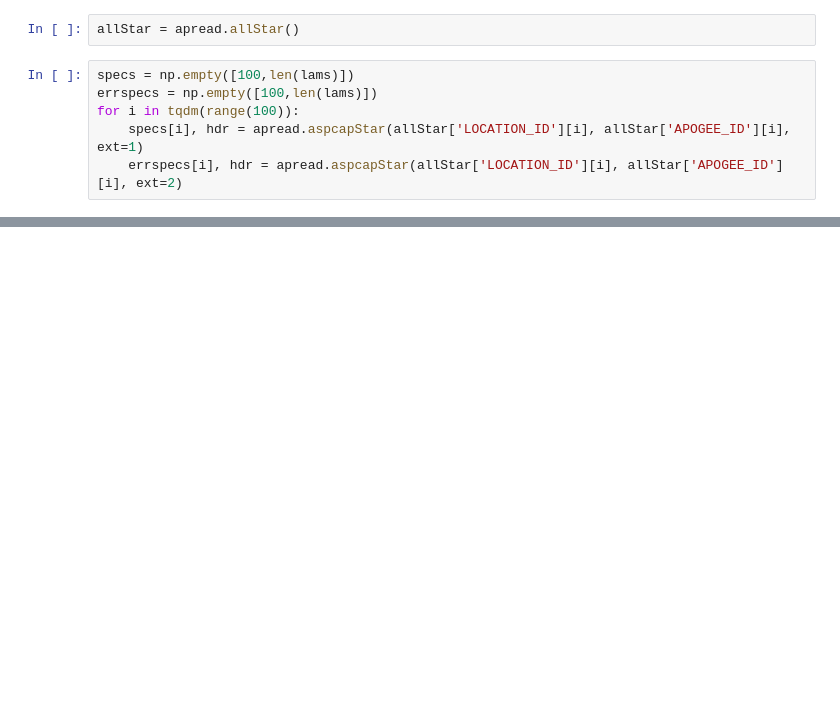
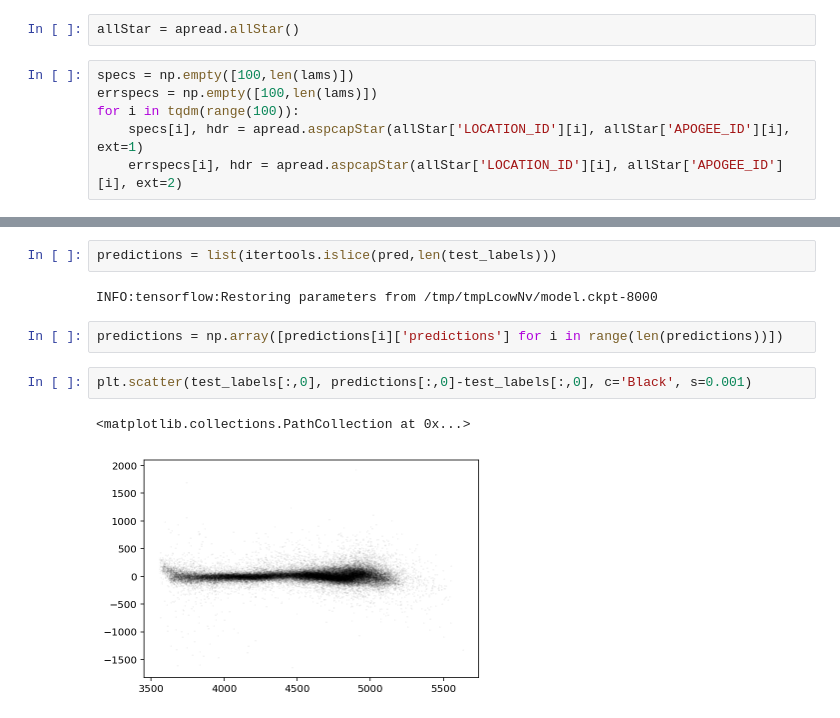
Before and after one commit to jmackereth/sewingmachine, a Jupyter notebook: sewingmachine_tests.ipynb, the cells around one changed output, grey strips where cells are left out. Saved outputs shown, nothing was run; the diff lists cells and outputs as text; blank space fills up the shorter version.

```diff
--- a/sewingmachine_tests.ipynb
+++ b/sewingmachine_tests.ipynb
@@ -114,0 +319,11 @@ array(['CO_16719', 'FeI_16045', 'FeI_16895', 'FeI_15490', 'FeI_15494',
+# %%
+predictions = list(itertools.islice(pred,len(test_labels)))
+# %% [output]
+INFO:tensorflow:Restoring parameters from /tmp/tmpLcowNv/model.ckpt-8000
+# %%
+predictions = np.array([predictions[i]['predictions'] for i in range(len(predictions))])
+# %%
+plt.scatter(test_labels[:,0], predictions[:,0]-test_labels[:,0], c='Black', s=0.001)
+# %% [output]
+<matplotlib.collections.PathCollection at 0x...>
+[figure, added]
```
Also changed, not shown: parts of 44 cells of this notebook.
